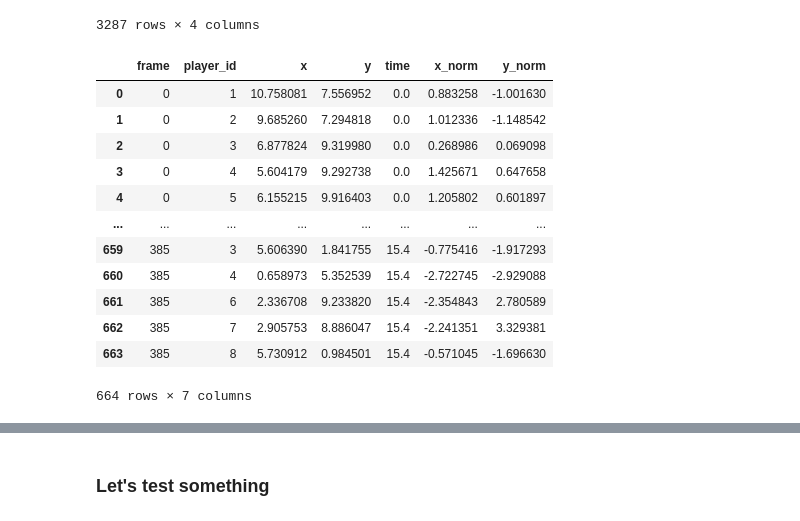
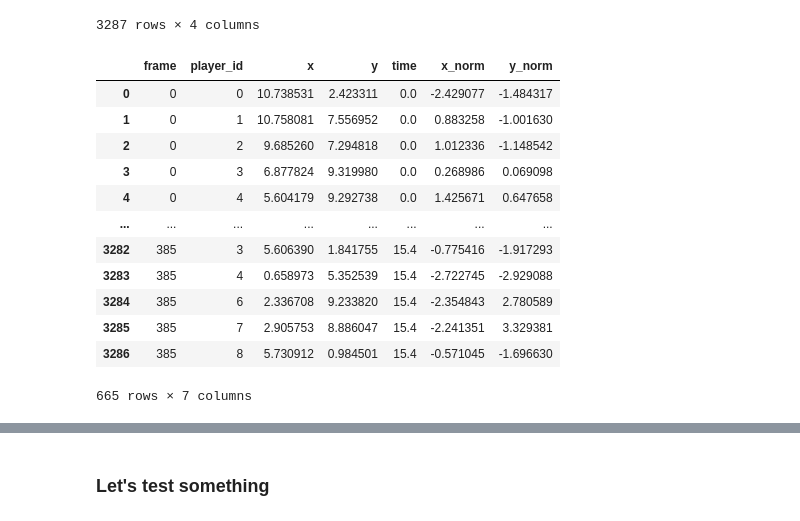
Before and after one commit to Uthmankontao/Stage_DynaTeam, a Jupyter notebook: notebooks/05_basket_viz.ipynb, the cells around one changed output, grey strips where cells are left out. Cells and saved outputs as stored; diff of their text form; code cells hidden in the pictures.

```diff
--- a/notebooks/05_basket_viz.ipynb
+++ b/notebooks/05_basket_viz.ipynb
@@ -190,6 +84,5 @@ Les fichiers lps ont été enregistrés de 14h35 a 17h01. Donc deux heures 25 mi
 # %% [markdown]
 ### Les données tracking
 # %%
-tracking_1_1_2_1 = "C:/Users/Rémi/Documents/stage/stage_Dynateam/Stage_DynaTeam/basket/TRACKING_sample/SAMPLE_Equipe1_Vague1_Poss2_video_1.csv"
-tracking_df = pd.read_csv(tracking_1_1_2_1, names=['frame', 'player_id', 'x', 'y'], sep="\t")
-tracking_df
+tracking_1_1_2_1 = "../../DATABASE/basket/TRACKING/Equipe1_Vague1_Poss2_video_1.txt"
+tracking_df = pd.read_csv(tracking_1_1_2_1, names=['frame', 'player_id', 'x', 'y'], sep=",")
@@ -224,42 +103,44 @@ tracking_df
 | 3286 | 385 | 8 | 5.730912 | 0.984501 |
 3287 rows × 4 columns
 # %%
+def tracking_sample(df):
+    """
+    Échantillonne le DataFrame en gardant une frame sur 5
+    """
+    df = df.copy()
+    unique_frames = sorted(df['frame'].unique())
+    selected_frames = unique_frames[::5]
+    df = df[df['frame'].isin(selected_frames)]
+    return df
+
 def nettoyage_tracking(df):
-    # Supprimer d'éventuelles lignes d'en-tête dupliquées (par ex. "x" dans la colonne x)
-    df = df[~df["x"].isin(["x", "X"])]
-    df = df[~df["y"].isin(["y", "Y"])]
-
-    # Supprimer les NaNs sur x/y
-    df = df.dropna(subset=["x", "y"]).reset_index(drop=True)
-
-    # Conversion des colonnes aux bons types
+    df = df.dropna(subset=["x", "y"])
+    df = df.reset_index(drop=True)
+    df = tracking_sample(df)
+    df["time"] = df["frame"] / 25
     df["x"] = df["x"].astype(float)
     df["y"] = df["y"].astype(float)
     df["player_id"] = df["player_id"].astype(int)
     df["frame"] = df["frame"].astype(int)
 
-    # Ajout du temps
-    df["time"] = df["frame"] / 25
-
-    # Normalisation par joueur
     df["x_norm"] = df.groupby("player_id")["x"].transform(lambda x: (x - x.mean()) / x.std() if x.std() > 0 else 0)
     df["y_norm"] = df.groupby("player_id")["y"].transform(lambda y: (y - y.mean()) / y.std() if y.std() > 0 else 0)
-
     return df
 # %%
 tracking_df =nettoyage_tracking(tracking_df)
+tracking_df.reset_index(drop=True)
 tracking_df
 # %% [output]
 |  | frame | player_id | x | y | time | x_norm | y_norm |
-| 0 | 0 | 1 | 10.758081 | 7.556952 | 0.0 | 0.883258 | -1.001630 |
-| 1 | 0 | 2 | 9.685260 | 7.294818 | 0.0 | 1.012336 | -1.148542 |
-| 2 | 0 | 3 | 6.877824 | 9.319980 | 0.0 | 0.268986 | 0.069098 |
-| 3 | 0 | 4 | 5.604179 | 9.292738 | 0.0 | 1.425671 | 0.647658 |
-| 4 | 0 | 5 | 6.155215 | 9.916403 | 0.0 | 1.205802 | 0.601897 |
+| 0 | 0 | 0 | 10.738531 | 2.423311 | 0.0 | -2.429077 | -1.484317 |
+| 1 | 0 | 1 | 10.758081 | 7.556952 | 0.0 | 0.883258 | -1.001630 |
+| 2 | 0 | 2 | 9.685260 | 7.294818 | 0.0 | 1.012336 | -1.148542 |
+| 3 | 0 | 3 | 6.877824 | 9.319980 | 0.0 | 0.268986 | 0.069098 |
+| 4 | 0 | 4 | 5.604179 | 9.292738 | 0.0 | 1.425671 | 0.647658 |
 | ... | ... | ... | ... | ... | ... | ... | ... |
-| 659 | 385 | 3 | 5.606390 | 1.841755 | 15.4 | -0.775416 | -1.917293 |
-| 660 | 385 | 4 | 0.658973 | 5.352539 | 15.4 | -2.722745 | -2.929088 |
-| 661 | 385 | 6 | 2.336708 | 9.233820 | 15.4 | -2.354843 | 2.780589 |
-| 662 | 385 | 7 | 2.905753 | 8.886047 | 15.4 | -2.241351 | 3.329381 |
-| 663 | 385 | 8 | 5.730912 | 0.984501 | 15.4 | -0.571045 | -1.696630 |
+| 3282 | 385 | 3 | 5.606390 | 1.841755 | 15.4 | -0.775416 | -1.917293 |
+| 3283 | 385 | 4 | 0.658973 | 5.352539 | 15.4 | -2.722745 | -2.929088 |
+| 3284 | 385 | 6 | 2.336708 | 9.233820 | 15.4 | -2.354843 | 2.780589 |
+| 3285 | 385 | 7 | 2.905753 | 8.886047 | 15.4 | -2.241351 | 3.329381 |
+| 3286 | 385 | 8 | 5.730912 | 0.984501 | 15.4 | -0.571045 | -1.696630 |
-664 rows × 7 columns
+665 rows × 7 columns
```
Also changed, not shown: parts of 49 cells of this notebook, 2 other files.
